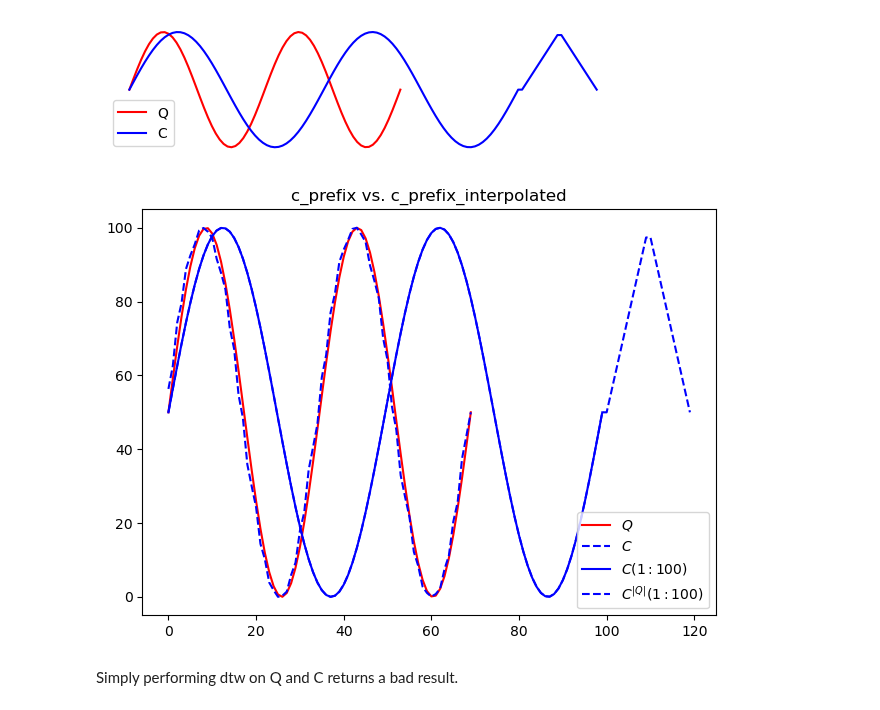
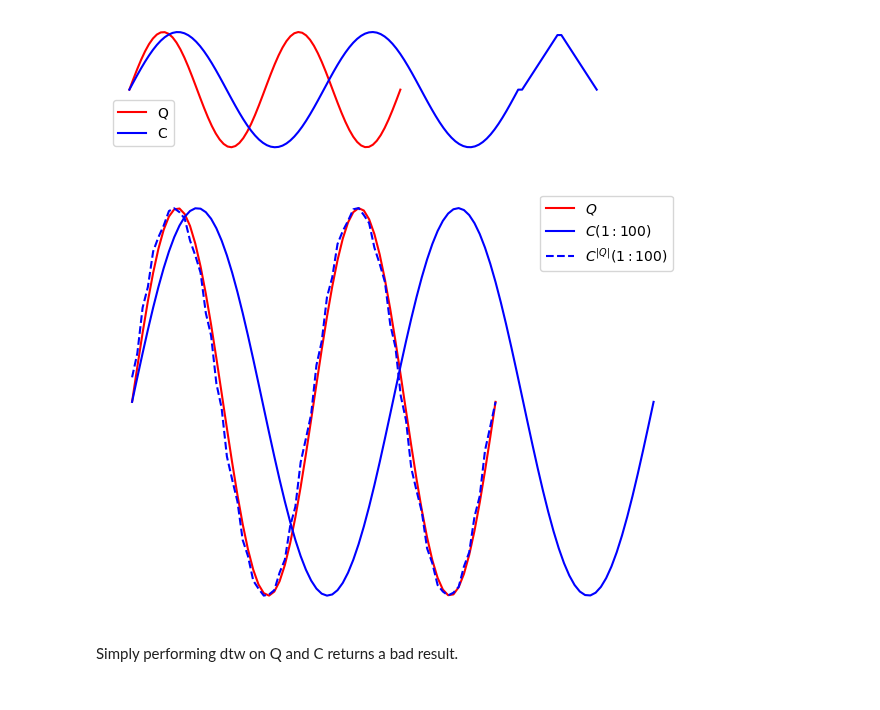
Before and after one commit to cyuab/k-scaling-factor-dtw, a Jupyter notebook: code/main.ipynb, the cells around one changed output. Saved outputs shown, nothing was run; the diff lists cells and outputs as text; code cells hidden in the pictures.

```diff
--- a/code/main.ipynb
+++ b/code/main.ipynb
@@ -140,15 +172,16 @@ c_prefix = c[:100]
 c_prefix_scaled = nearest_neighbor_interpolation(c_prefix, len(q))
 # %%
 plt.plot(q, color='red', label='$Q$')
-plt.plot(c, color='blue', linestyle='--', label='$C$')
+# plt.plot(c, color='blue', label='$C$')
 plt.plot(c_prefix, color='blue', label='$C(1:100)$')
 plt.plot(c_prefix_scaled, linestyle='--', color='blue', label='$C^{|Q|}(1:100)$')
-plt.title('c_prefix vs. c_prefix_interpolated')
+# plt.title('c_prefix vs. c_prefix_interpolated')
 plt.legend()
 plt.tight_layout()
+plt.axis('off')
 plt.show()
 # %% [output]
-[figure, old version]
+[figure, new version]
 # %% [markdown]
 Simply performing dtw on Q and C returns a bad result.
 # %% [markdown]
```
Also changed, not shown: parts of 84 cells of this notebook, 5 other files.
